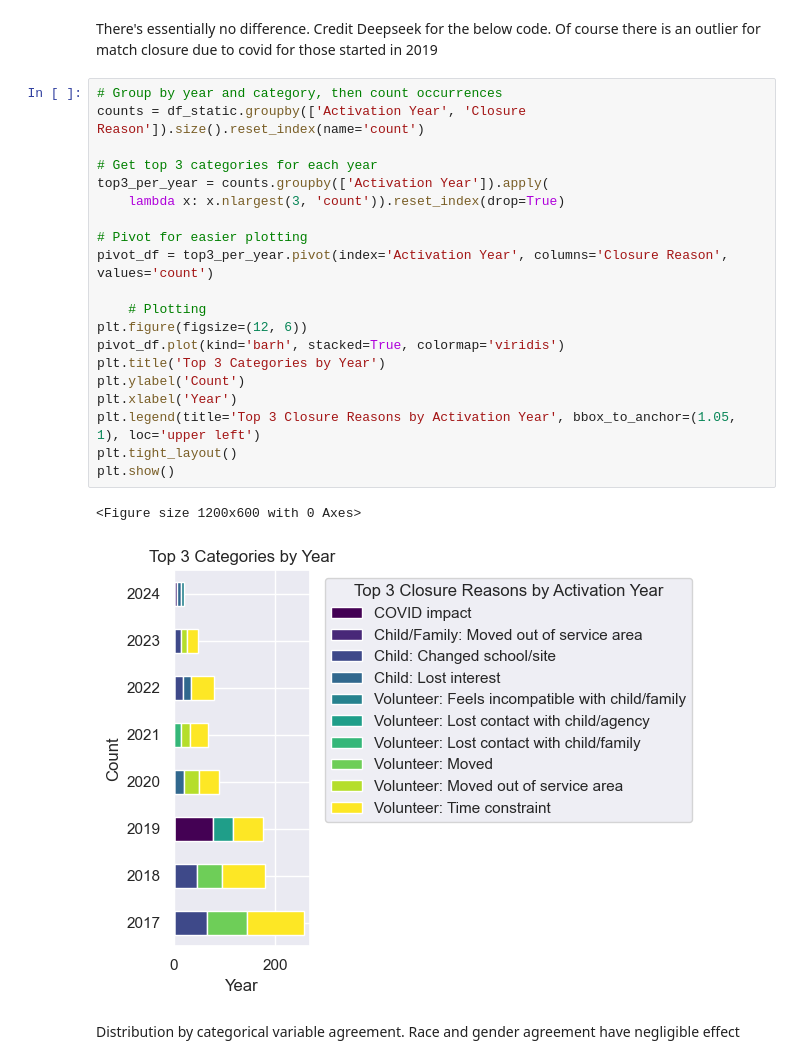
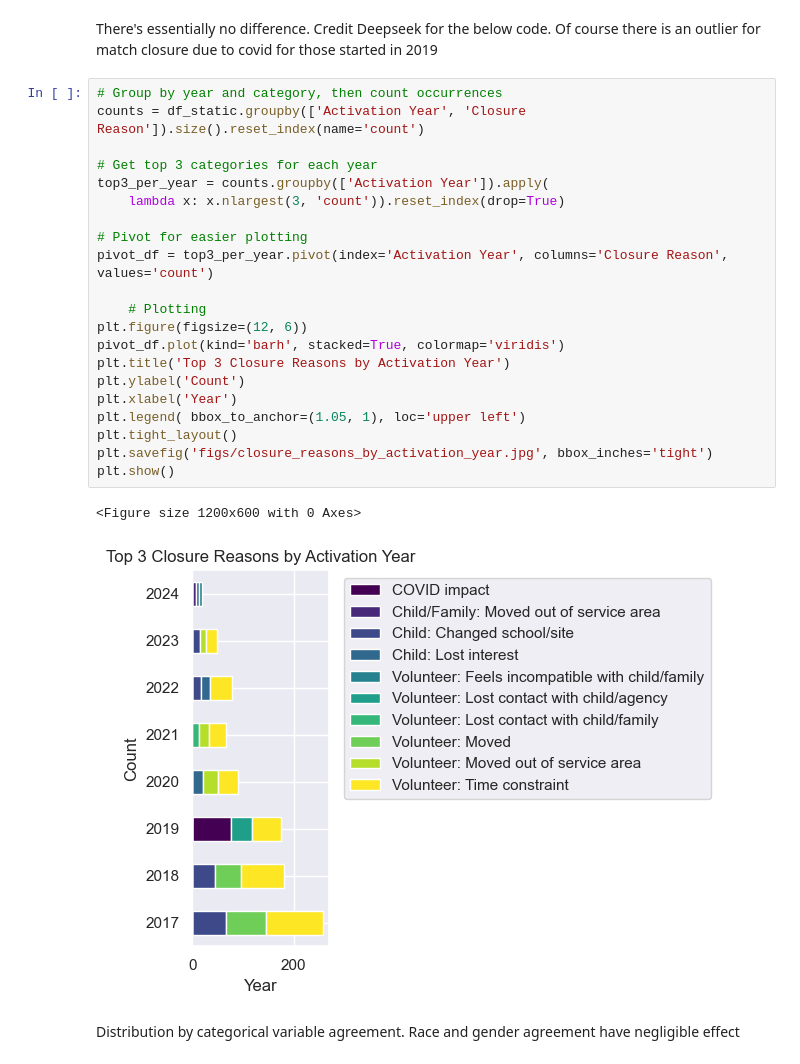
Before and after one commit to wgraysonp/sett-theorists-minne-analytics, a Jupyter notebook: novice.ipynb, the cells around one changed output. Drawn from its saved outputs; the diff is of its cells as text.

```diff
--- a/novice.ipynb
+++ b/novice.ipynb
@@ -210,26 +216,27 @@ There's essentially no difference. Credit Deepseek for the below code. Of course
 # %%
 # Group by year and category, then count occurrences
 counts = df_static.groupby(['Activation Year', 'Closure Reason']).size().reset_index(name='count')
 
 # Get top 3 categories for each year
 top3_per_year = counts.groupby(['Activation Year']).apply(
     lambda x: x.nlargest(3, 'count')).reset_index(drop=True)
 
 # Pivot for easier plotting
 pivot_df = top3_per_year.pivot(index='Activation Year', columns='Closure Reason', values='count')
 
     # Plotting
 plt.figure(figsize=(12, 6))
 pivot_df.plot(kind='barh', stacked=True, colormap='viridis')
-plt.title('Top 3 Categories by Year')
+plt.title('Top 3 Closure Reasons by Activation Year')
 plt.ylabel('Count')
 plt.xlabel('Year')
-plt.legend(title='Top 3 Closure Reasons by Activation Year', bbox_to_anchor=(1.05, 1), loc='upper left')
+plt.legend( bbox_to_anchor=(1.05, 1), loc='upper left')
 plt.tight_layout()
+plt.savefig('figs/closure_reasons_by_activation_year.jpg', bbox_inches='tight')
 plt.show()
 # %% [output]
 <Figure size 1200x600 with 0 Axes>
-[figure, old version]
+[figure, new version]
 # %% [markdown]
 Distribution by categorical variable agreement. Race and gender agreement have negligible effect
 # %%
```
Also changed, not shown: parts of 5 cells of this notebook, 1 other file.
